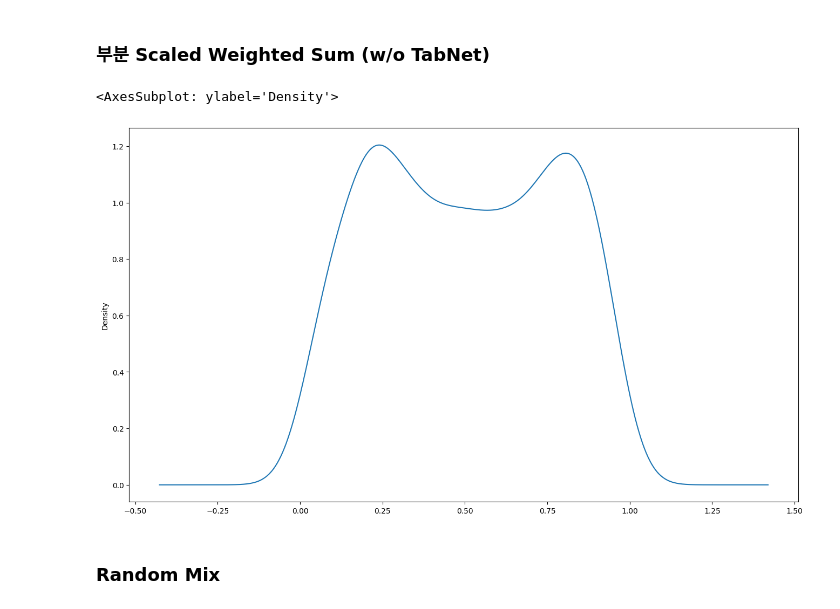
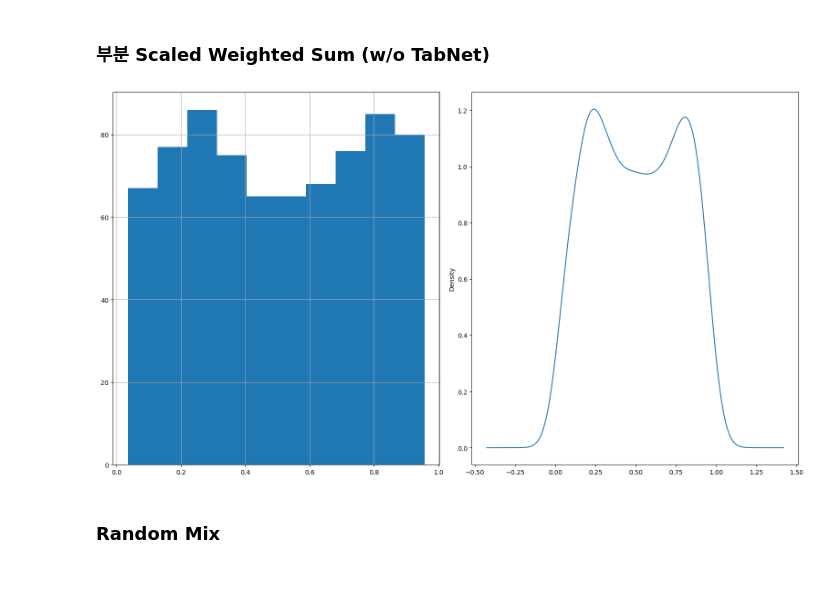
Before and after one commit to boostcampaitech4lv23recsys2/level2_dkt_recsys-level2-recsys-09, a Jupyter notebook: code/result/result.ipynb, the cells around one changed output. Saved outputs shown, nothing was run; the diff lists cells and outputs as text; code cells hidden in the pictures; blank space fills up the shorter version.

```diff
--- a/code/result/result.ipynb
+++ b/code/result/result.ipynb
@@ -113,11 +126,10 @@ wsum_ensemble_wot = pd.read_csv(os.path.join(submit_path, 'bert_best.csv'), enco
 wsum_ensemble_wot['prediction'] = 0
 for k,v in results.items():
     wsum_ensemble_wot['prediction'] += v[0][f'{k}_{v[1]}'] * (v[1] - score_min) / (score_sum - score_min*len(results))
-# %%
-wsum_ensemble_wot['prediction'].plot.density(figsize=(16,9))
-# %% [output]
-<AxesSubplot: ylabel='Density'>
-[figure, removed]
+# %%
+show_ensemble(wsum_ensemble_wot)
+# %% [output]
+[figure, added]
 # %%
 wsum_ensemble_wot.to_csv(os.path.join('ensemble/', 'wsum_ensemble_wot.csv'), index_label="id")
 # %% [markdown]
```
Also changed, not shown: parts of 13 cells of this notebook.
